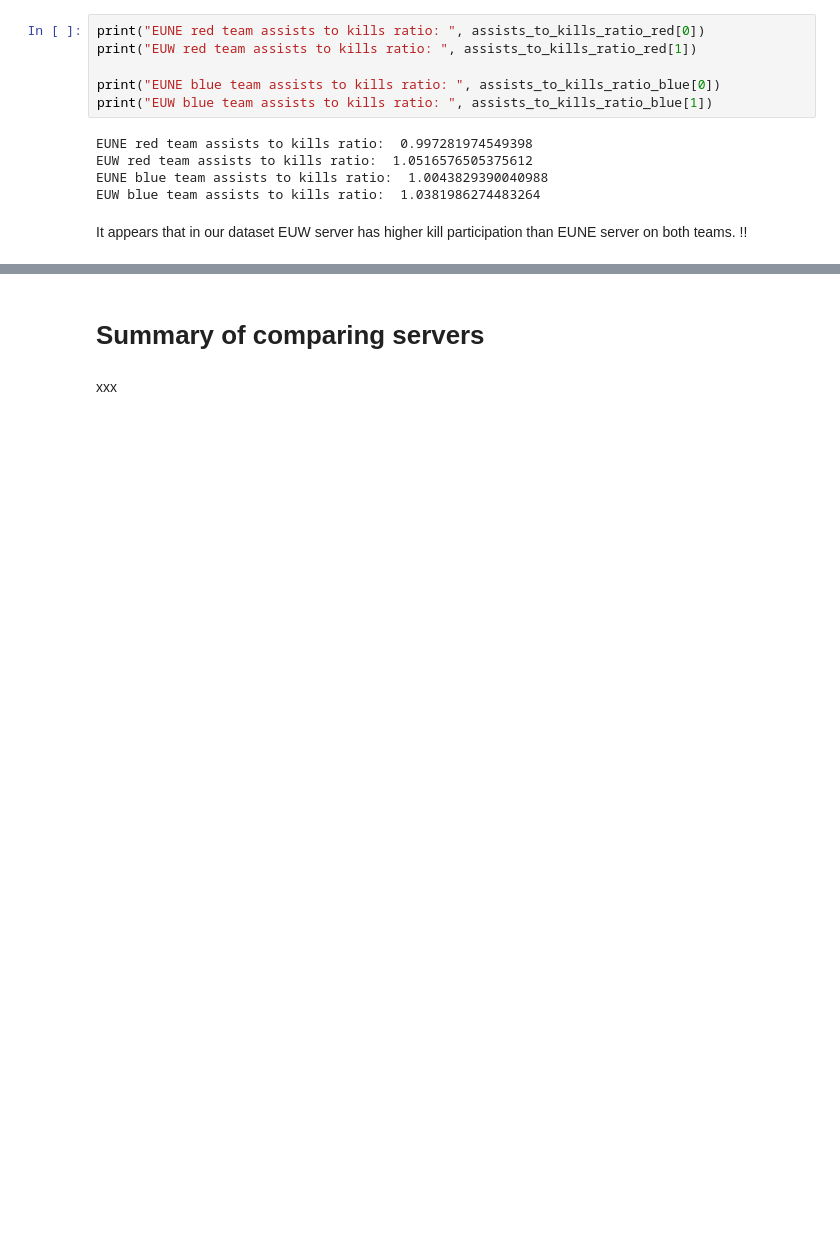
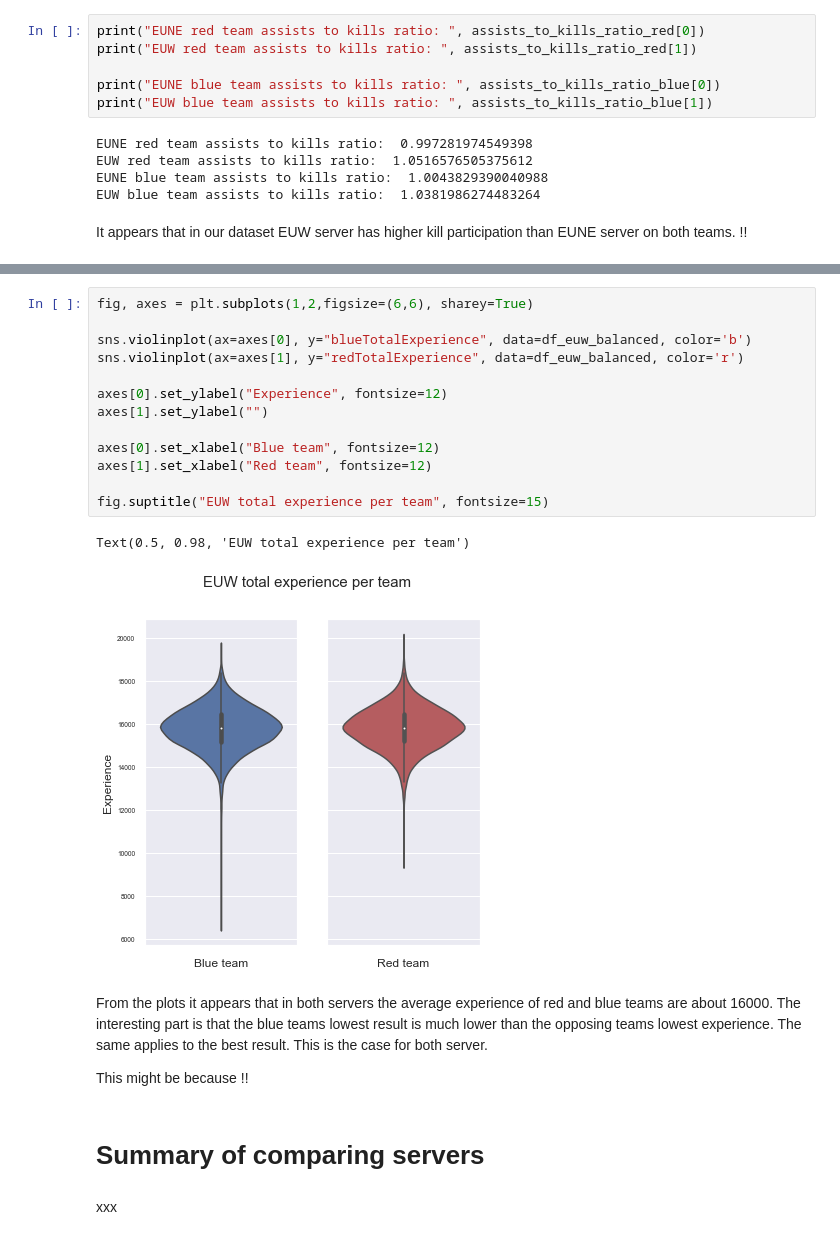
Before and after one commit to VeronikaKukk/DS_project, a Jupyter notebook: d4_notebook.ipynb, the cells around one changed output, grey strips where cells are left out. Cells and saved outputs as stored; diff of their text form; blank space fills up the shorter version.

```diff
--- a/d4_notebook.ipynb
+++ b/d4_notebook.ipynb
@@ -1019,3 +1150,23 @@ It appears that in our dataset EUW server has higher kill participation than EUN
+# %%
+fig, axes = plt.subplots(1,2,figsize=(6,6), sharey=True)
+
+sns.violinplot(ax=axes[0], y="blueTotalExperience", data=df_euw_balanced, color='b')
+sns.violinplot(ax=axes[1], y="redTotalExperience", data=df_euw_balanced, color='r')
+
+axes[0].set_ylabel("Experience", fontsize=12)
+axes[1].set_ylabel("")
+
+axes[0].set_xlabel("Blue team", fontsize=12)
+axes[1].set_xlabel("Red team", fontsize=12)
+
+fig.suptitle("EUW total experience per team", fontsize=15)
+# %% [output]
+Text(0.5, 0.98, 'EUW total experience per team')
+[figure, added]
+# %% [markdown]
+From the plots it appears that in both servers the average experience of red and blue teams are about 16000. The interesting part is that the blue teams lowest result is much lower than the opposing teams lowest experience. The same applies to the best result. This is the case for both server.
+
+This might be because !!
 # %% [markdown]
 # Summary of comparing servers
 # %% [markdown]
```
Also changed, not shown: parts of 32 cells of this notebook.
